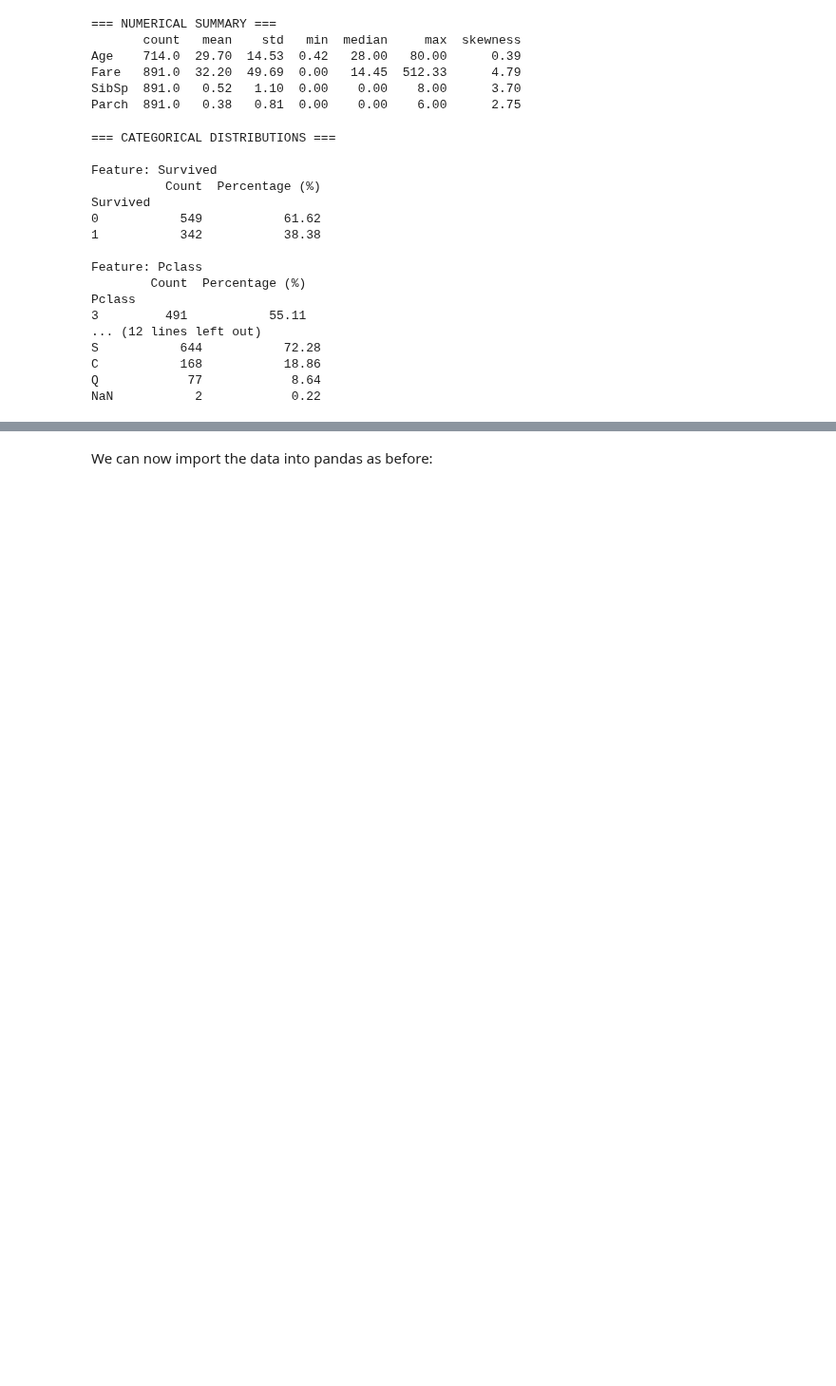
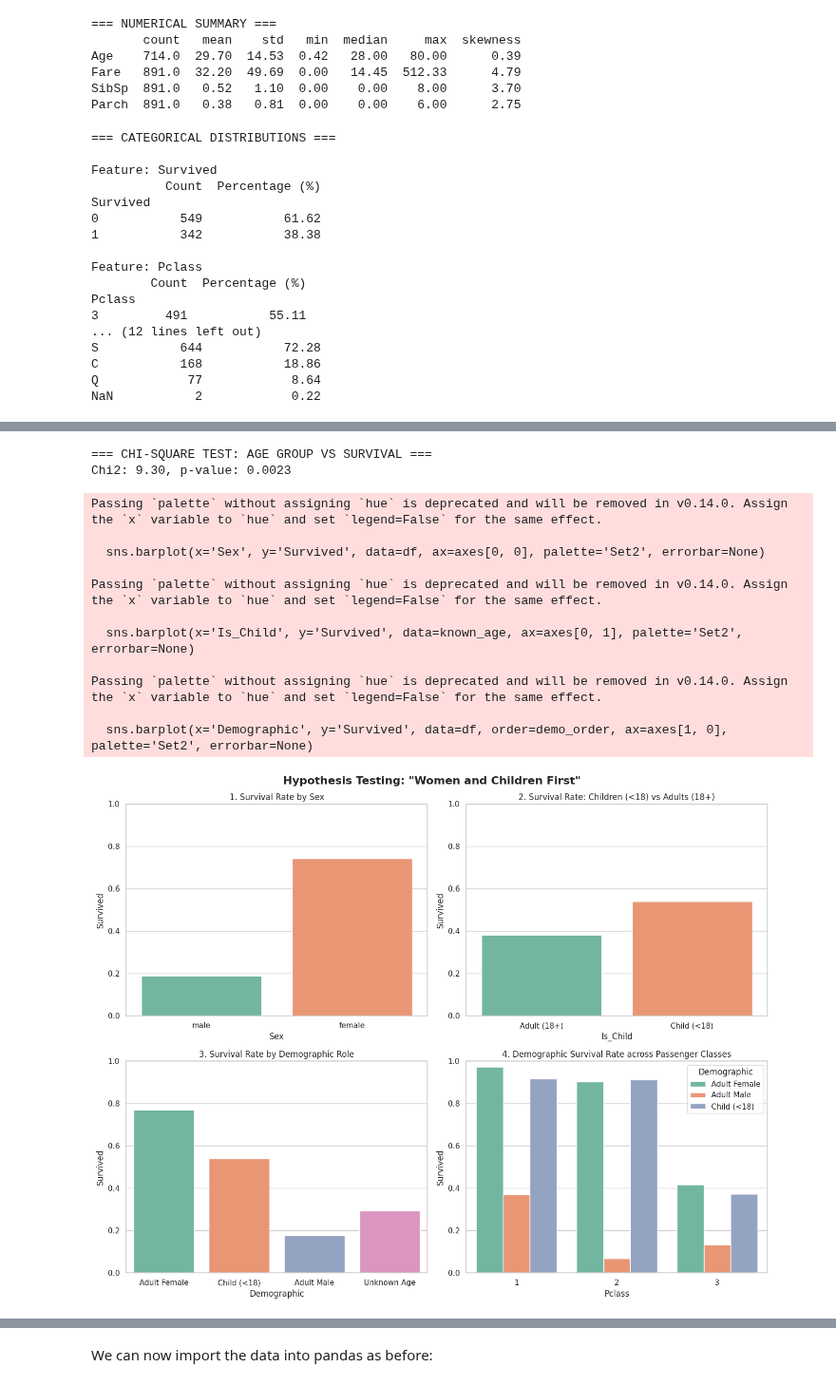
Before and after one commit to raymond-x-design/raymond-x-DataScience-GenAI-Submissions, a Jupyter notebook: Assignment_1/2_05_Exploratory_Data_Analysis.ipynb, the cells around one changed output, grey strips where cells are left out. Shown at 95% size. Drawn from its saved outputs; the diff is of its cells as text; code cells hidden in the pictures; blank space fills up the shorter version.

```diff
--- a/Assignment_1/2_05_Exploratory_Data_Analysis.ipynb
+++ b/Assignment_1/2_05_Exploratory_Data_Analysis.ipynb
@@ -92,0 +137,14 @@ Text(0.5, 1.0, 'Age Distribution (177 Missing)')
+# %%
+df['Is_Child'] = df['Age'].apply(lambda x: 'Child (<18)' if x < 18 else ('Adult (18+)' if x >= 18 else 'Unknown'))
+
+def get_demographic(row):
+    if pd.isna(row['Age']):
+        return 'Unknown Age'
+    elif row['Age'] < 18:
+        return 'Child (<18)'
+    elif row['Sex'] == 'female':
+        return 'Adult Female'
+    else:
+        return 'Adult Male'
+
+df['Demographic'] = df.apply(get_demographic, axis=1)
@@ -92,0 +158,46 @@ Text(0.5, 1.0, 'Age Distribution (177 Missing)')
+# %%
+print("\n=== CHI-SQUARE TEST: AGE GROUP VS SURVIVAL ===")
+known_age = df[df['Is_Child'] != 'Unknown']
+chi2_age, p_age, _, _ = chi2_contingency(pd.crosstab(known_age['Is_Child'], known_age['Survived']))
+print(f"Chi2: {chi2_age:.2f}, p-value: {p_age:.4f}")
+# %% [output]
+=== CHI-SQUARE TEST: AGE GROUP VS SURVIVAL ===
+Chi2: 9.30, p-value: 0.0023
+# %%
+sns.set_theme(style="whitegrid")
+fig, axes = plt.subplots(2, 2, figsize=(14, 11))
+fig.suptitle('Hypothesis Testing: "Women and Children First"', fontsize=16, fontweight='bold', y=0.98)
+
+sns.barplot(x='Sex', y='Survived', data=df, ax=axes[0, 0], palette='Set2', errorbar=None)
+axes[0, 0].set_title('1. Survival Rate by Sex')
+axes[0, 0].set_ylim(0, 1)
+
+sns.barplot(x='Is_Child', y='Survived', data=known_age, ax=axes[0, 1], palette='Set2', errorbar=None)
+axes[0, 1].set_title('2. Survival Rate: Children (<18) vs Adults (18+)')
+axes[0, 1].set_ylim(0, 1)
+
+demo_order = ['Adult Female', 'Child (<18)', 'Adult Male', 'Unknown Age']
+sns.barplot(x='Demographic', y='Survived', data=df, order=demo_order, ax=axes[1, 0], palette='Set2', errorbar=None)
+axes[1, 0].set_title('3. Survival Rate by Demographic Role')
+axes[1, 0].set_ylim(0, 1)
+
+demo_known = df[df['Demographic'] != 'Unknown Age']
+sns.barplot(x='Pclass', y='Survived', hue='Demographic', data=demo_known, ax=axes[1, 1], palette='Set2', errorbar=None)
+axes[1, 1].set_title('4. Demographic Survival Rate across Passenger Classes')
+axes[1, 1].set_ylim(0, 1)
+
+plt.tight_layout()
+plt.show()
+# %% [output]
+Passing `palette` without assigning `hue` is deprecated and will be removed in v0.14.0. Assign the `x` variable to `hue` and set `legend=False` for the same effect.
+
+  sns.barplot(x='Sex', y='Survived', data=df, ax=axes[0, 0], palette='Set2', errorbar=None)
+
+Passing `palette` without assigning `hue` is deprecated and will be removed in v0.14.0. Assign the `x` variable to `hue` and set `legend=False` for the same effect.
+
+  sns.barplot(x='Is_Child', y='Survived', data=known_age, ax=axes[0, 1], palette='Set2', errorbar=None)
+
+Passing `palette` without assigning `hue` is deprecated and will be removed in v0.14.0. Assign the `x` variable to `hue` and set `legend=False` for the same effect.
+
+  sns.barplot(x='Demographic', y='Survived', data=df, order=demo_order, ax=axes[1, 0], palette='Set2', errorbar=None)
+[figure, added]
```
Also changed, not shown: parts of 22 cells of this notebook.
